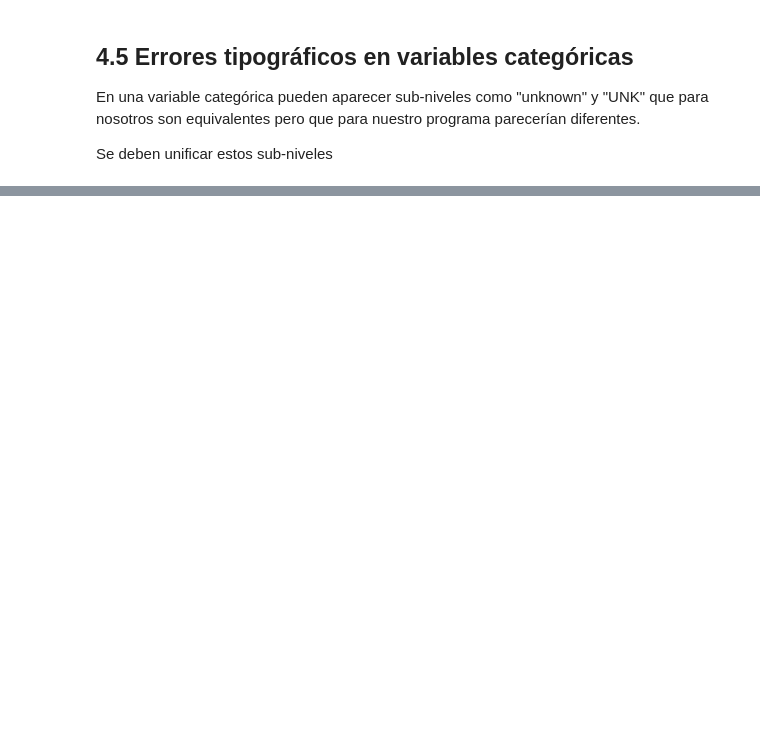
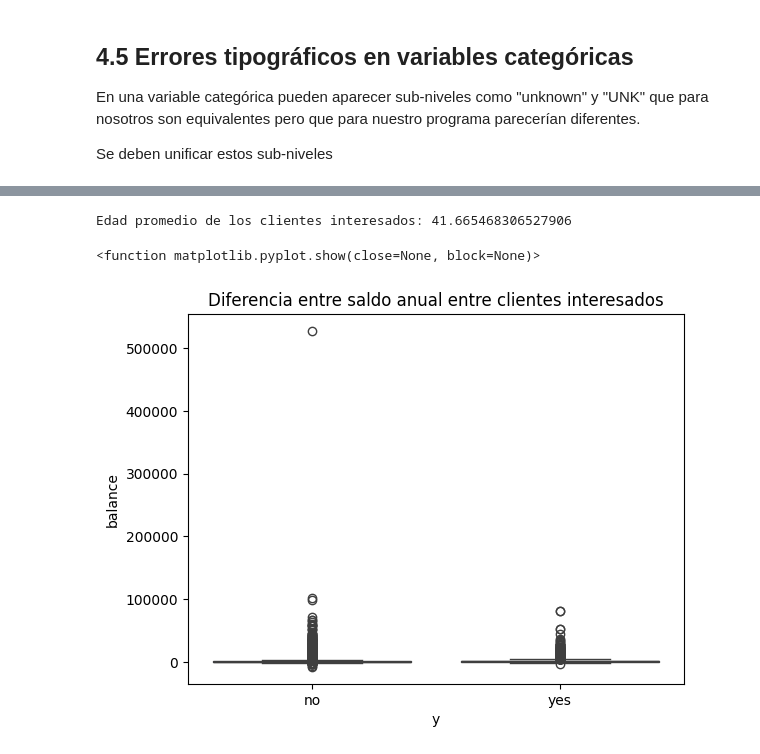
Before and after one commit to Yobany1210/TalentoTech, a Jupyter notebook: Tutoria_Limpieza_Datos.ipynb, the cells around one changed output, grey strips where cells are left out. Saved outputs shown, nothing was run; the diff lists cells and outputs as text; code cells hidden in the pictures; blank space fills up the shorter version.

```diff
--- a/Tutoria_Limpieza_Datos.ipynb
+++ b/Tutoria_Limpieza_Datos.ipynb
@@ -326,0 +404,14 @@ Se deben unificar estos sub-niveles
+# %%
+#1.	edad(age) promedio (mean) de los clientes interesados en adquirir un certificado de depósito (y)
+edad_promedio_interesados = data[data['y'] == 'yes']['age'].mean()
+print('Edad promedio de los clientes interesados:', edad_promedio_interesados)
+# %% [output]
+Edad promedio de los clientes interesados: 41.665468306527906
+# %%
+#2 En una gráfica, establece la diferencia de ingresos entre clientes interesados y no interesados en el certificado de depósito
+sns.boxplot(x = 'y', y = 'balance', data=data)
+plt.title('Diferencia entre saldo anual entre clientes interesados')
+plt.show
+# %% [output]
+<function matplotlib.pyplot.show(close=None, block=None)>
+[figure, added]
```
Also changed, not shown: parts of 17 cells of this notebook.
